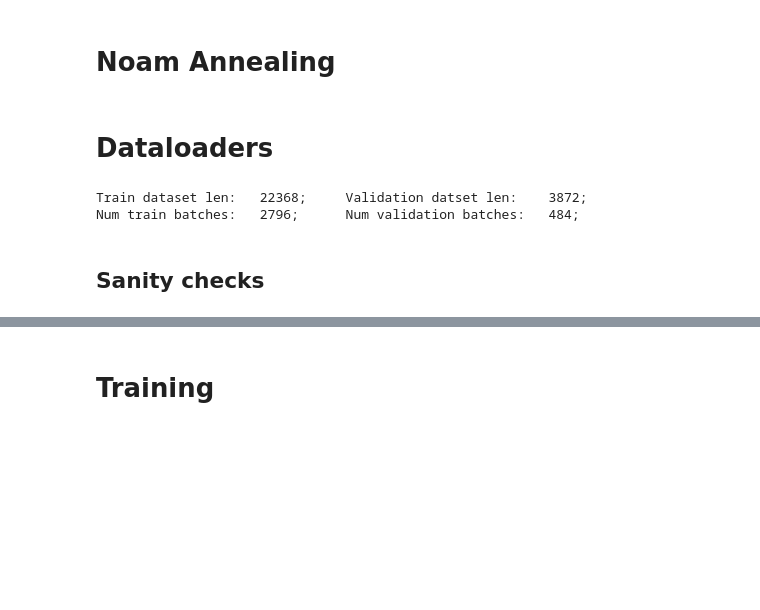
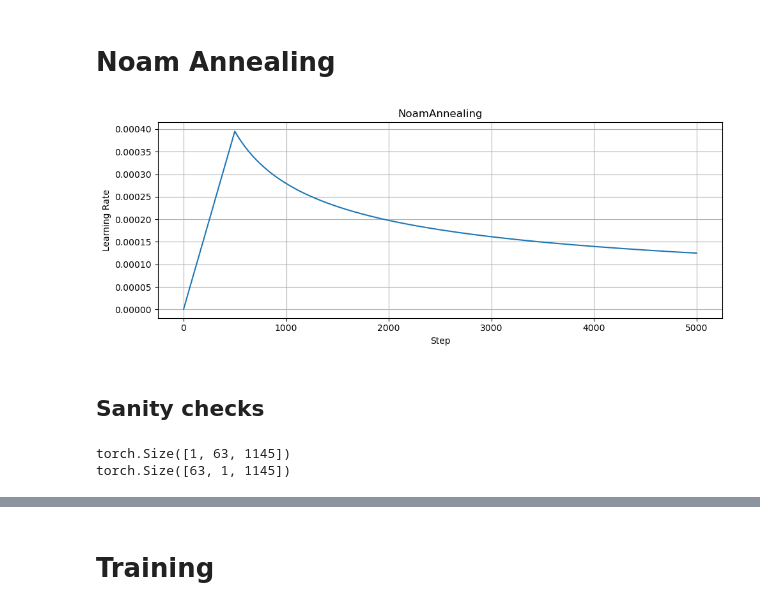
Before and after one commit to neuralsrg/EEG, a Jupyter notebook: nn/e2s-transformer.ipynb, the cells around one changed output, grey strips where cells are left out. Cells and saved outputs as stored; diff of their text form; code cells hidden in the pictures; blank space fills up the shorter version.

Commit message:
Kaggle Notebook | E2S Transformer | Version 8

```diff
--- a/nn/e2s-transformer.ipynb
+++ b/nn/e2s-transformer.ipynb
@@ -323,4 +323,4 @@ class EEGDataset(Dataset):
 
         x = x.t()  # (n_channels, in_seq_len)
 
-        return x, audio
+        return x.float(), audio.float()
@@ -470,8 +484,8 @@ class E2STransformer(nn.Module):
             cuda=torch.cuda.is_available()
         )
         _ = wvt_transformer.cwt(x)
-        filters = nn.ModuleList(wvt_transformer._extractor._filters)  # requires_grad: False
-        self.register_buffer('filters', filters)
+        self.filters = nn.ModuleList(wvt_transformer._extractor._filters)  # requires_grad: False
+        # self.register_buffer('filters', filters)
 
     def compute_pca_components(self, audio_paths):
         """
@@ -497,6 +511,30 @@ class E2STransformer(nn.Module):
         self.register_buffer('components', components)
         self.register_buffer('mean', mean)
 
+    def cwt(self, x):
+        """
+        Computes continuous wavelet transform of a given tensor
+        :param torch.tensor x: input of shape (batch, n_channels, in_seq_len)
+        :return torch.tensor out: cwt result of shape (batch, n_channels, n_wvt_bins, in_seq_len)
+        """
+
+        batch, n_channels, signal_length = x.size()
+        x = x.view(batch * n_channels, signal_length).unsqueeze(1)  # (N, 1, in_seq_len)
+
+        # x = x.type(torch.FloatTensor)
+        # x.requires_grad_(requires_grad=False)
+
+        results = [None]*len(self.filters)
+        for ind, conv in enumerate(self.filters):
+            results[ind] = conv(x)
+
+        results = torch.stack(results)     # [n_scales,n_batch,2,t]
+        results = results.permute(1,0,2,3) # [n_batch,n_scales,2,t]
+
+        results = torch.abs(results[:,:,0,:] + results[:,:,1,:]*1j)
+        results = results.reshape(batch, n_channels, results.size(1), signal_length)
+        return results
+
     def prepare_src(self, x):
         """
         :param torch.tensor x: input of shape (batch_size, n_channels, in_seq_len)
@@ -505,7 +543,8 @@ class E2STransformer(nn.Module):
         """
 
         # Wavelet Transform
-        ...
+        out = self.cwt(x)  # (batch_size, n_channels, n_wvt_bins, in_seq_len)
+        batch_size, n_channels, n_wvt_bins, in_seq_len = out.size()
 
         # Convolution downsampling
         out = out.permute(0, 3, 1, 2)  # (batch_size, in_seq_len, n_channels, n_wvt_bins)
@@ -625,42 +664,30 @@ class NoamAnnealing(torch.optim.lr_scheduler._LRScheduler):
 # %%
 %%capture --no-stdout --no-display
 
 device = torch.device('cuda:0' if torch.cuda.is_available() else 'cpu')
-model = E2STransformer(config, audio_paths).to(device)
+model = E2STransformer(config, audio_paths, train_ds[0][0]).to(device)
 
 scheduler = NoamAnnealing(
     torch.optim.Adam(model.parameters(), lr=0.2),
     d_model=512, warmup_steps=500, min_lr=1e-5
 )
 
 learning_rates = []
 for _ in range(5000):
     scheduler.step()
     learning_rates.append(scheduler.get_last_lr()[0])
 
 fig, ax = plt.subplots(1, 1, figsize=(10, 4))
 ax.plot(learning_rates)
 ax.grid(True)
 ax.set_xlabel('Step')
 ax.set_ylabel('Learning Rate')
 ax.set_title('NoamAnnealing')
 
 fig.tight_layout()
 plt.show()
+# %% [output]
+[figure, added]
-# %% [markdown]
-# Dataloaders
-# %%
-train_ds = EEGDataset(path=config['path'], audio_maps=config['audio_maps'])
-val_ds = EEGDataset(path=config['path'], audio_maps=config['audio_maps']).set_val_mode(True)
-
-train_dl = DataLoader(train_ds, 8, shuffle=True, num_workers=1)
-val_dl = DataLoader(val_ds, 8, shuffle=False, num_workers=1)
-
-print(f'{"Train dataset len:": <20} {len(train_ds)};\t{"Validation datset len:": <25} {len(val_ds)};')
-print(f'{"Num train batches:": <20} {len(train_dl)};\t{"Num validation batches:": <25} {len(val_dl)};')
-# %% [output]
-Train dataset len:   22368;     Validation datset len:    3872;
-Num train batches:   2796;      Num validation batches:   484;
 # %% [markdown]
 ## Sanity checks
 # %%
@@ -668,6 +695,9 @@ eeg, audio = train_ds[15296]
 eeg, audio = eeg.unsqueeze(0).to(device), audio.unsqueeze(0).to(device)
 
 out, tgt = model(eeg, audio)
+# %% [output]
+torch.Size([1, 63, 1145])
+torch.Size([63, 1, 1145])
 # %%
 with torch.no_grad():
     restored = tgt[:, 1:-1, :].squeeze()  # (out_seq_len, d_model)
```
Also changed, not shown: parts of 13 cells of this notebook.
